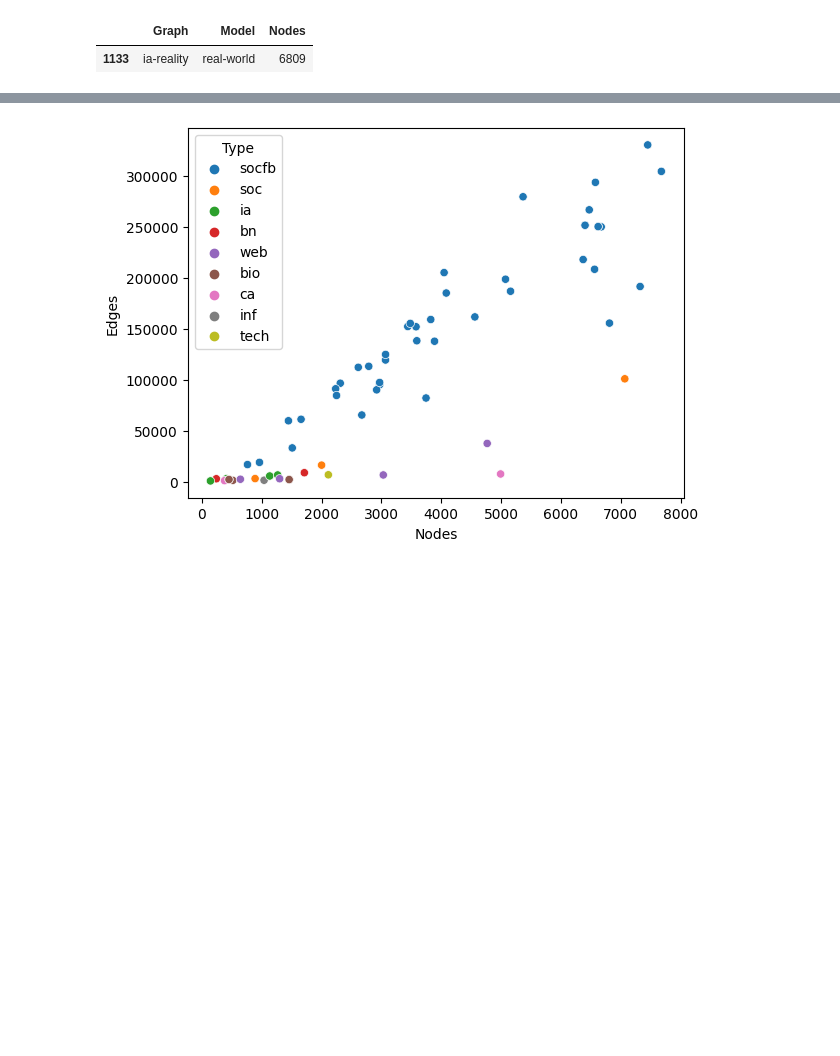
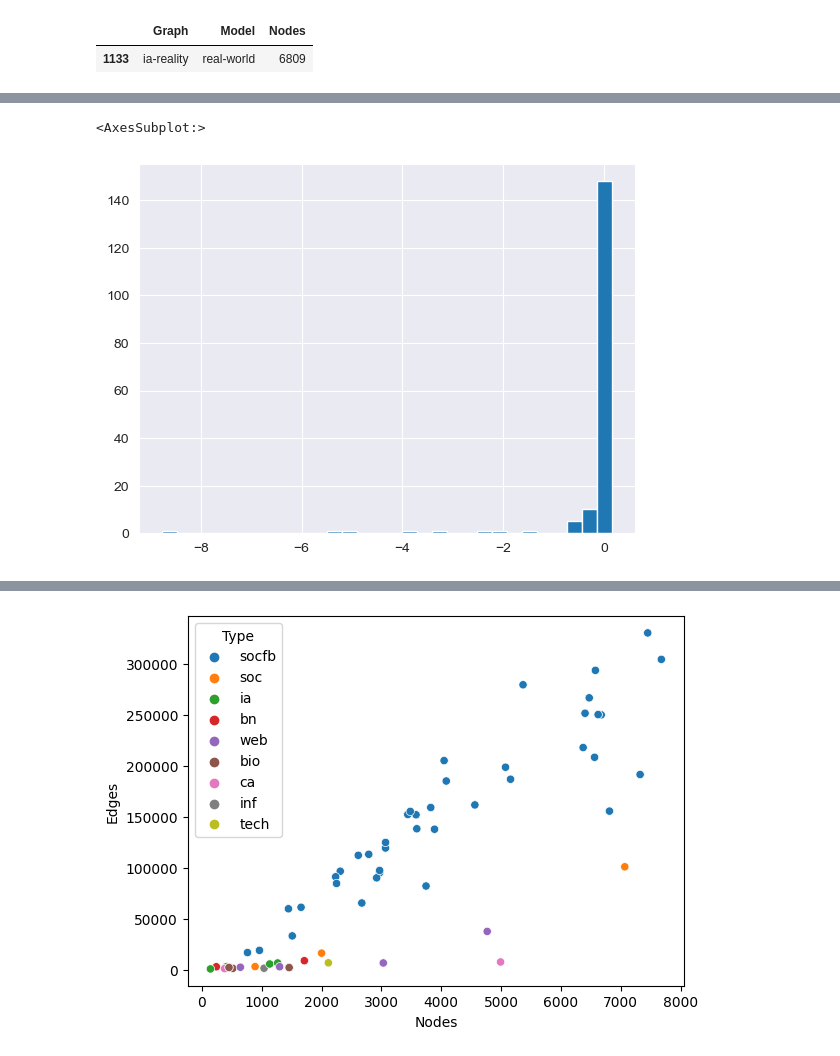
Before and after one commit to BenjiDayan/GIRGs, a Jupyter notebook: benji_src/notebooks/feature_extraction_pandas.ipynb, the cells around one changed output, grey strips where cells are left out. Saved outputs shown, nothing was run; the diff lists cells and outputs as text; code cells hidden in the pictures; blank space fills up the shorter version.

```diff
--- a/benji_src/notebooks/feature_extraction_pandas.ipynb
+++ b/benji_src/notebooks/feature_extraction_pandas.ipynb
@@ -159,0 +441,5 @@ import matplotlib.pyplot as plt
+# %%
+diffs[2].hist(bins=30)
+# %% [output]
+<AxesSubplot:>
+[figure, added]
```
Also changed, not shown: parts of 73 cells of this notebook, 3 other files.
